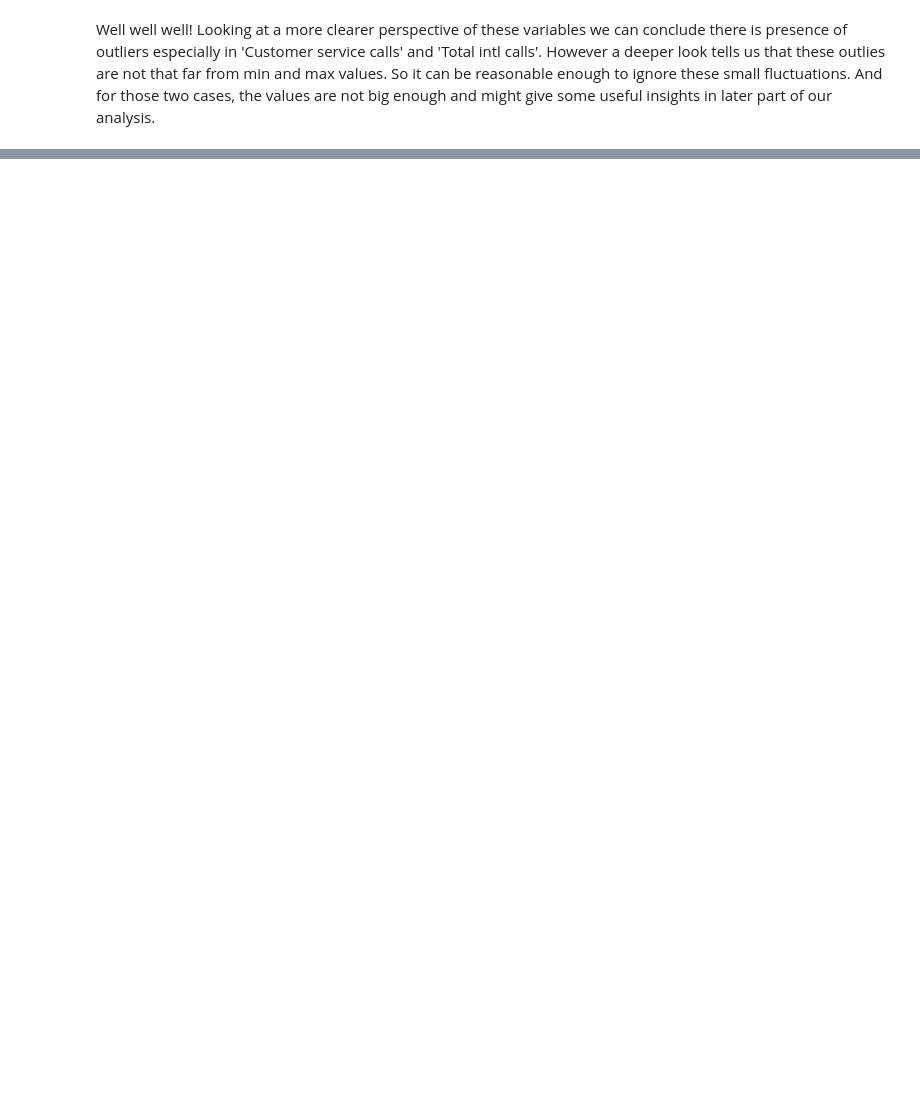
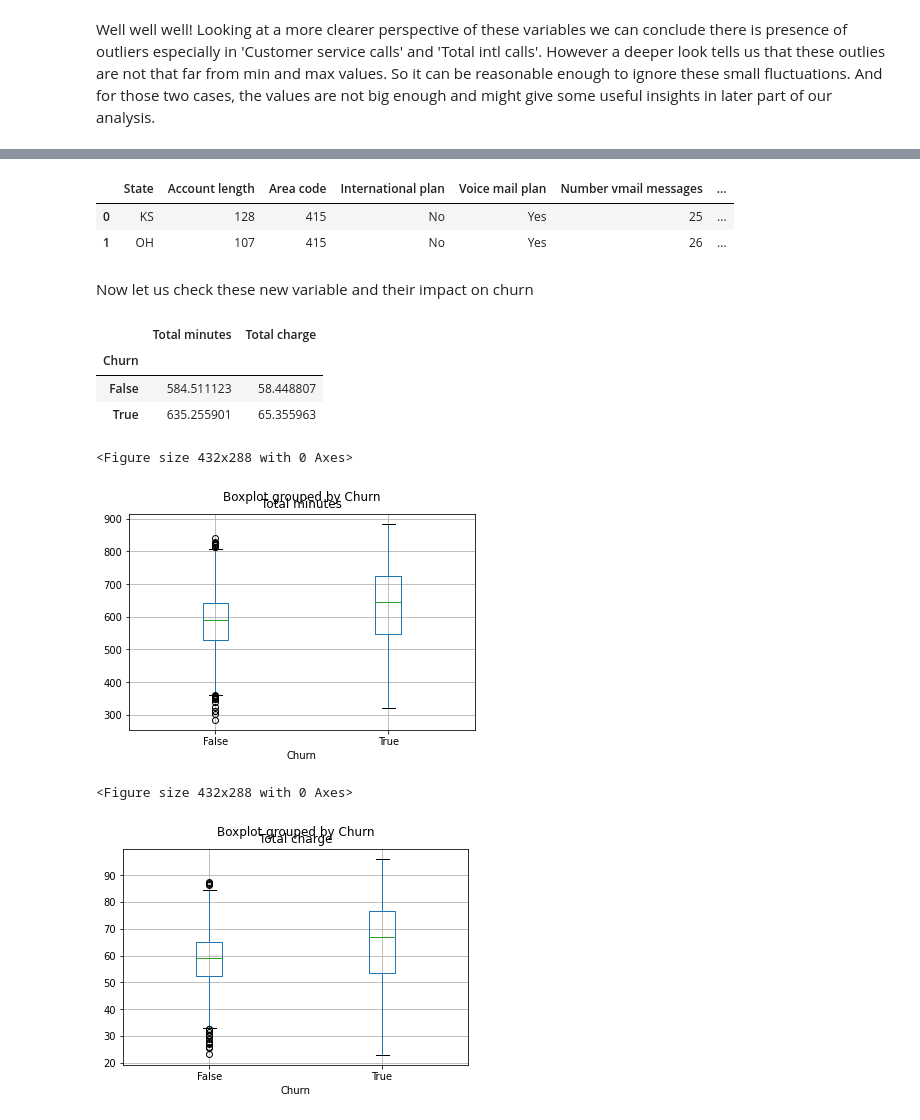
Before and after one commit to avilashsrivastava/Telecom-Churn-Analysis, a Jupyter notebook: Individual_Final_notebook.ipynb, the cells around one changed output, grey strips where cells are left out. Cells and saved outputs as stored; diff of their text form; code cells hidden in the pictures; blank space fills up the shorter version.

```diff
--- a/Individual_Final_notebook.ipynb
+++ b/Individual_Final_notebook.ipynb
@@ -276,0 +377,6 @@ Well well well! Looking at a more clearer perspective of these variables we can
+# %%
+# visualizing stats with Churn
+list1=['Number vmail messages','Total day minutes','Total day charge','Total eve minutes','Total eve charge','Total night minutes','Customer service calls']
+for item in list1:
+  plt.figure()
+  df.boxplot(column=item,by='Churn')
@@ -276,0 +410,14 @@ Well well well! Looking at a more clearer perspective of these variables we can
+# %%
+# visualizing categorical variables using line plot
+list2 = ['State','International plan','Voice mail plan']           # creating a list of categorical columns
+
+# running a for loop to iterate over list2
+for item in list2:
+  temp_df = df.groupby([item,'Churn'])[item].count().unstack()
+  plt.figure(figsize=(20,5))
+  ax = plt.subplot()
+  x_ticks = df[item].unique().tolist()
+  ax.plot(temp_df)
+  ax.set_xticks(x_ticks)
+  print(temp_df)
+  print('\n','\n')
@@ -276,0 +472,34 @@ Well well well! Looking at a more clearer perspective of these variables we can
+# %%
+# creating a copy of our dataframe so that our original dataframe doesn't change
+df_copy = df.copy()
+# %%
+# combining all charges and minutes columns
+df_copy['Total minutes'] = df['Total day minutes'] + df['Total eve minutes'] + df['Total intl minutes'] + df['Total night minutes']
+df_copy['Total charge'] = df['Total day charge'] + df['Total eve charge'] + df['Total intl charge'] + df['Total night charge']
+# %%
+# checking our code worked
+df_copy.head(2)
+# %% [output]
+|  | State | Account length | Area code | International plan | Voice mail plan | Number vmail messages | ... |
+| 0 | KS | 128 | 415 | No | Yes | 25 | ... |
+| 1 | OH | 107 | 415 | No | Yes | 26 | ... |
+# %% [markdown]
+Now let us check these new variable and their impact on churn
+# %%
+# grouping churn with new variables created
+df_copy.groupby(['Churn'])['Total minutes','Total charge'].mean()
+# %% [output]
+|  | Total minutes | Total charge |
+| Churn |  |  |
+| False | 584.511123 | 58.448807 |
+| True | 635.255901 | 65.355963 |
+# %%
+# visualize using bar plot
+for item in ['Total minutes','Total charge']:
+  plt.figure()
+  df_copy.boxplot(column=item,by='Churn')
+# %% [output]
+<Figure size 432x288 with 0 Axes>
+[figure, added]
+<Figure size 432x288 with 0 Axes>
+[figure, added]
```
Also changed, not shown: parts of 20 cells of this notebook.
